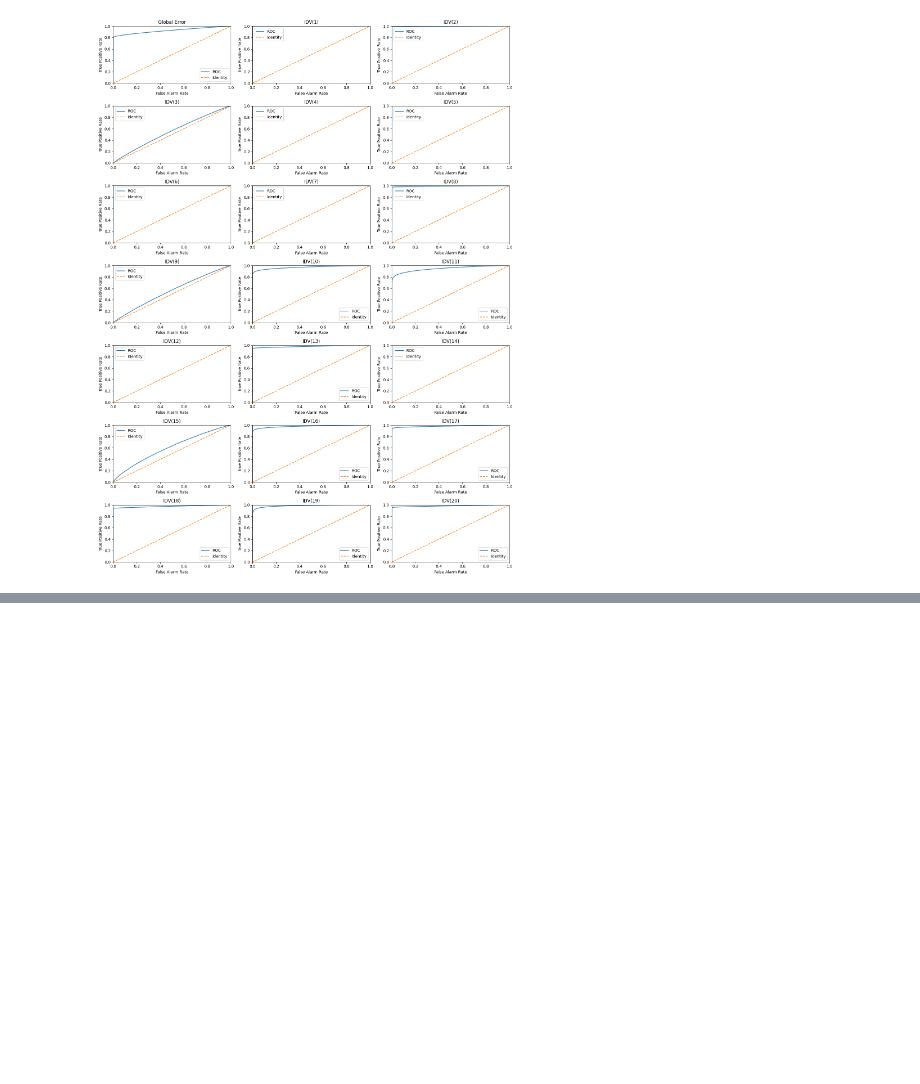
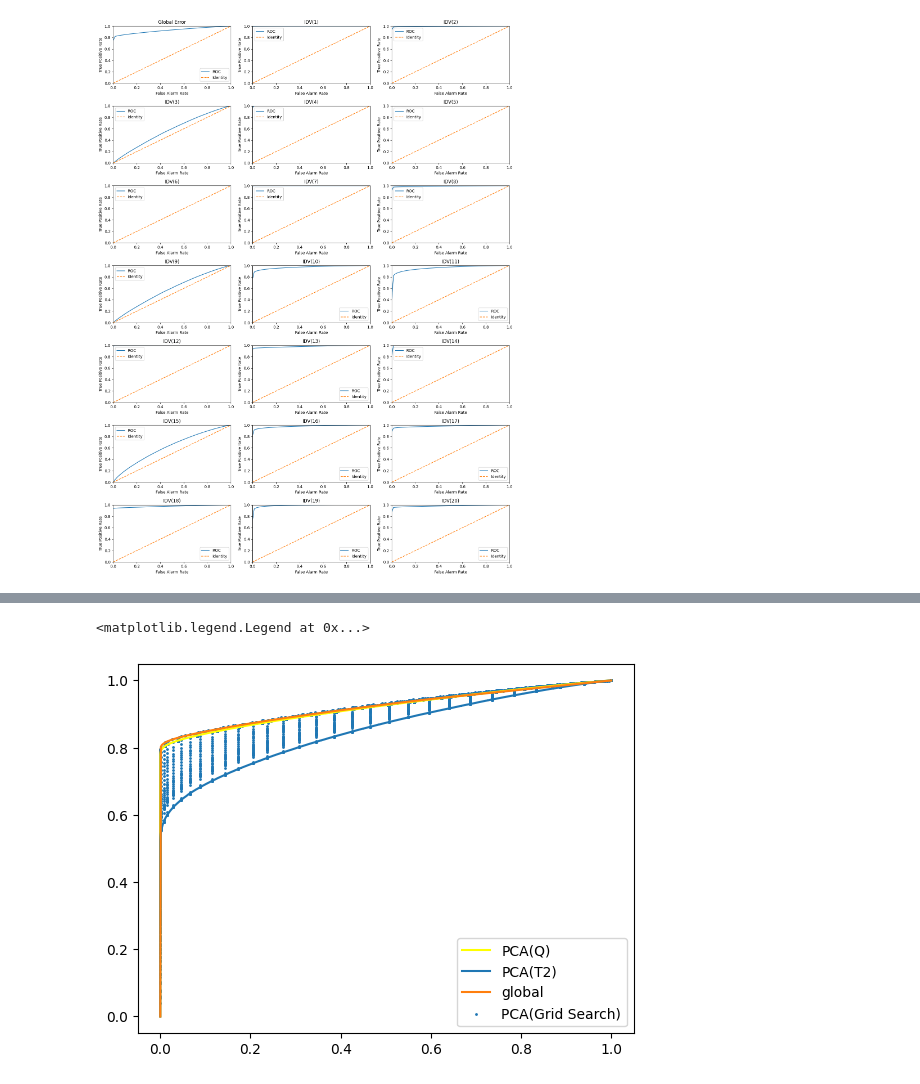
Before and after one commit to Jorge15042001/GhentInternship, a Jupyter notebook: PCA_technique_evaluation.ipynb, the cells around one changed output, grey strips where cells are left out. Cells and saved outputs as stored; diff of their text form; code cells hidden in the pictures; blank space fills up the shorter version.

```diff
--- a/PCA_technique_evaluation.ipynb
+++ b/PCA_technique_evaluation.ipynb
@@ -93,0 +125,6 @@ plot_all_roc_curves(result["roc_data"])
+# %%
+fpr, tpr, _= roc_curve(expected_fault,indicators[0])
+fpr2, tpr2, _= roc_curve(expected_fault,indicators[1])
+# %%
+ind0_vals = np.sort(indicators[0])[::len(indicators[0])//50]
+ind1_vals = np.sort(indicators[1])[::len(indicators[1])//50]
@@ -93,0 +133,7 @@ plot_all_roc_curves(result["roc_data"])
+# %%
+inds_combinations = list(product(ind0_vals, ind1_vals))
+roc_results_ = dict()
+for idx, (ind0, ind1) in enumerate(inds_combinations):
+    print(idx/len(inds_combinations))
+    predicted = model_pca.detect_faults(indicators, (ind0,ind1))
+    roc_results_[(ind0, ind1)] = BaseFaultDetectionAlgorithm.compute_error_metrics(predicted,expected_fault)
@@ -93,0 +158,12 @@ plot_all_roc_curves(result["roc_data"])
+# %%
+fdr = [err_met["Fault Detection Rate"] for err_met in roc_results_.values()]
+far = [err_met["False Alarm Rate"] for err_met in roc_results_.values()]
+# %%
+plt.plot(fpr, tpr, label= "PCA(Q)",c="yellow")
+plt.plot(fpr2, tpr2, label= "PCA(T2)")
+plt.plot(result_pls["roc_data"]["global"]["False Alarm Rate"], result_pls["roc_data"]["global"]["Fault Detection Rate"], label= "global")
+plt.scatter(far, fdr, label= "PCA(Grid Search)", s=1)
+plt.legend()
+# %% [output]
+<matplotlib.legend.Legend at 0x...>
+[figure, added]
```
Also changed, not shown: parts of 16 cells of this notebook, 7 other files.
